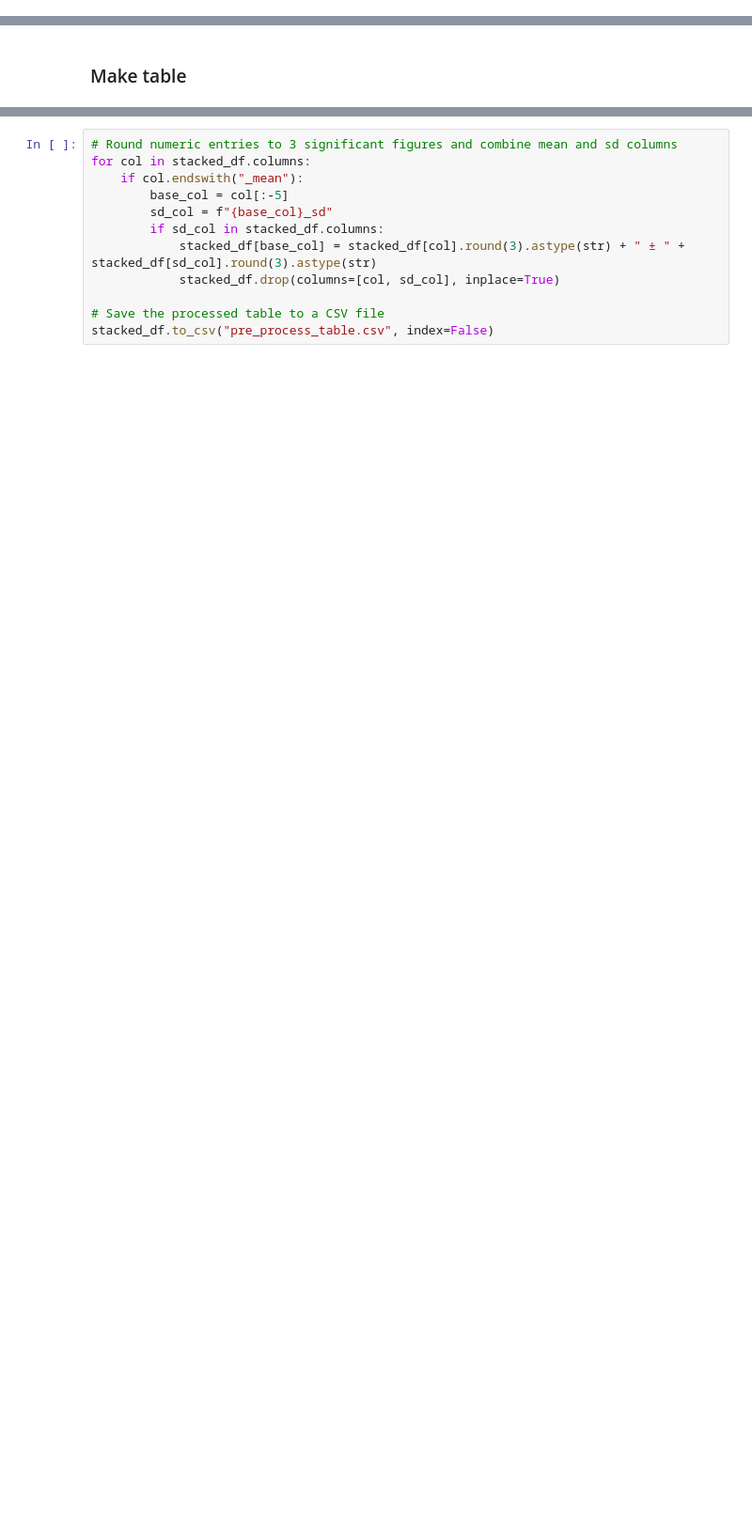
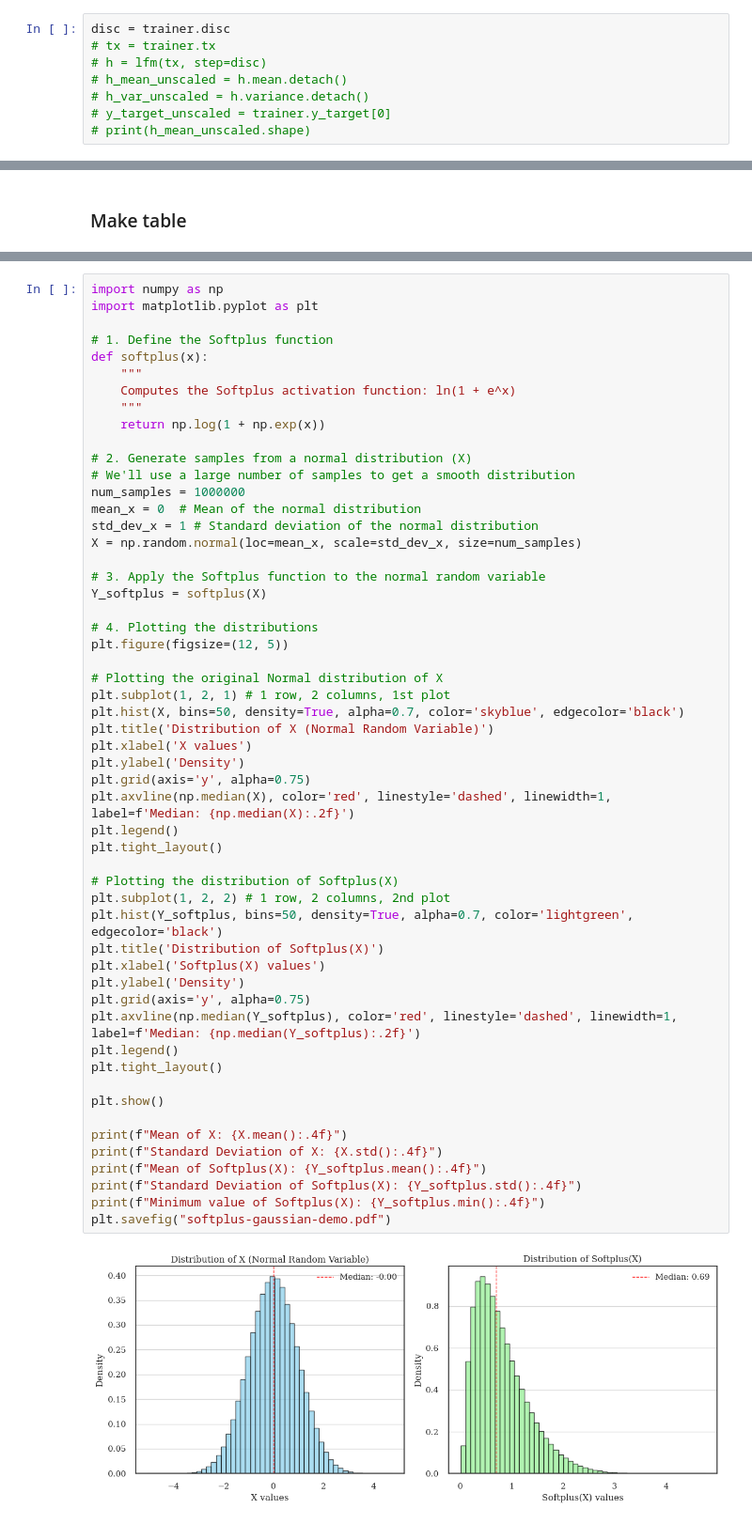
Before and after one commit to XTM233/alfi, a Jupyter notebook: process_results.ipynb, the cells around one changed output, grey strips where cells are left out. Shown at 94% size. Saved outputs shown, nothing was run; the diff lists cells and outputs as text; blank space fills up the shorter version.

```diff
--- a/process_results.ipynb
+++ b/process_results.ipynb
@@ -60,0 +359,8 @@ def evaluate_model(lfm, trainer):
+# %%
+disc = trainer.disc
+# tx = trainer.tx
+# h = lfm(tx, step=disc)
+# h_mean_unscaled = h.mean.detach()
+# h_var_unscaled = h.variance.detach()
+# y_target_unscaled = trainer.y_target[0]
+# print(h_mean_unscaled.shape)
@@ -308,12 +837,56 @@ stacked_df.to_csv("experiment_stats.csv", index=False)
 # %%
-# Round numeric entries to 3 significant figures and combine mean and sd columns
-for col in stacked_df.columns:
-    if col.endswith("_mean"):
-        base_col = col[:-5]
-        sd_col = f"{base_col}_sd"
-        if sd_col in stacked_df.columns:
-            stacked_df[base_col] = stacked_df[col].round(3).astype(str) + " ± " + stacked_df[sd_col].round(3).astype(str)
-            stacked_df.drop(columns=[col, sd_col], inplace=True)
+import numpy as np
+import matplotlib.pyplot as plt
 
-# Save the processed table to a CSV file
-stacked_df.to_csv("pre_process_table.csv", index=False)
+# 1. Define the Softplus function
+def softplus(x):
+    """
+    Computes the Softplus activation function: ln(1 + e^x)
+    """
+    return np.log(1 + np.exp(x))
+
+# 2. Generate samples from a normal distribution (X)
+# We'll use a large number of samples to get a smooth distribution
+num_samples = 1000000
+mean_x = 0  # Mean of the normal distribution
+std_dev_x = 1 # Standard deviation of the normal distribution
+X = np.random.normal(loc=mean_x, scale=std_dev_x, size=num_samples)
+
+# 3. Apply the Softplus function to the normal random variable
+Y_softplus = softplus(X)
+
+# 4. Plotting the distributions
+plt.figure(figsize=(12, 5))
+
+# Plotting the original Normal distribution of X
+plt.subplot(1, 2, 1) # 1 row, 2 columns, 1st plot
+plt.hist(X, bins=50, density=True, alpha=0.7, color='skyblue', edgecolor='black')
+plt.title('Distribution of X (Normal Random Variable)')
+plt.xlabel('X values')
+plt.ylabel('Density')
+plt.grid(axis='y', alpha=0.75)
+plt.axvline(np.median(X), color='red', linestyle='dashed', linewidth=1, label=f'Median: {np.median(X):.2f}')
+plt.legend()
+plt.tight_layout()
+
+# Plotting the distribution of Softplus(X)
+plt.subplot(1, 2, 2) # 1 row, 2 columns, 2nd plot
+plt.hist(Y_softplus, bins=50, density=True, alpha=0.7, color='lightgreen', edgecolor='black')
+plt.title('Distribution of Softplus(X)')
+plt.xlabel('Softplus(X) values')
+plt.ylabel('Density')
+plt.grid(axis='y', alpha=0.75)
+plt.axvline(np.median(Y_softplus), color='red', linestyle='dashed', linewidth=1, label=f'Median: {np.median(Y_softplus):.2f}')
+plt.legend()
+plt.tight_layout()
+
+plt.show()
+
+print(f"Mean of X: {X.mean():.4f}")
+print(f"Standard Deviation of X: {X.std():.4f}")
+print(f"Mean of Softplus(X): {Y_softplus.mean():.4f}")
+print(f"Standard Deviation of Softplus(X): {Y_softplus.std():.4f}")
+print(f"Minimum value of Softplus(X): {Y_softplus.min():.4f}")
+plt.savefig("softplus-gaussian-demo.pdf")
+# %% [output]
+[figure, added]
```
Also changed, not shown: parts of 33 cells of this notebook, 13 other files.
